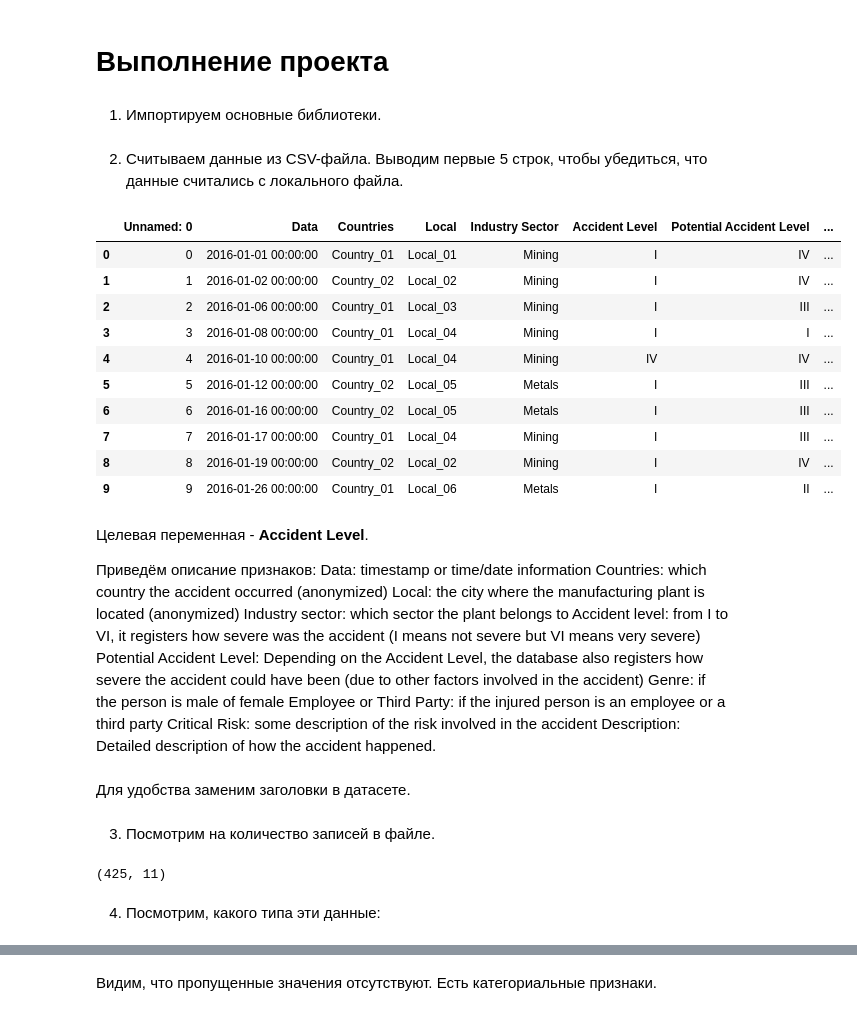
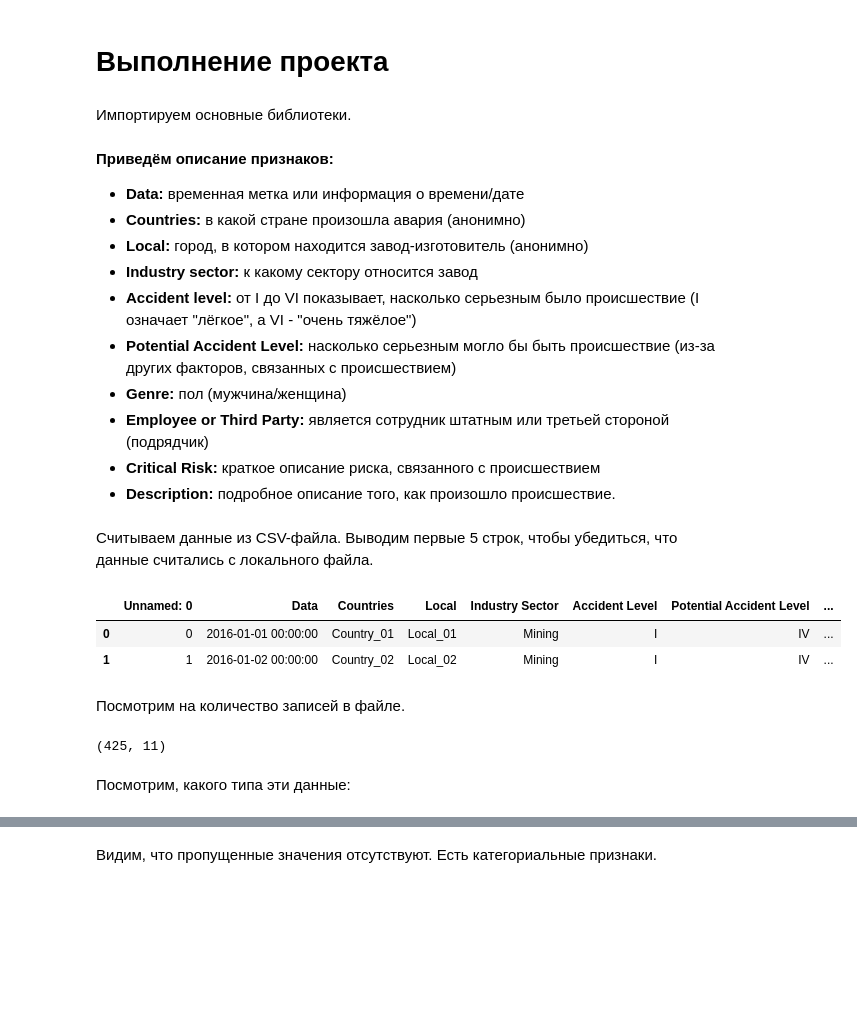
Before and after one commit to DementevAleksander/MachineLearning, a Jupyter notebook: graduation_project_pro/project_industrial_safety_and_health.ipynb, the cells around one changed output, grey strips where cells are left out. Drawn from its saved outputs; the diff is of its cells as text; code cells hidden in the pictures; blank space fills up the shorter version.

```diff
--- a/graduation_project_pro/project_industrial_safety_and_health.ipynb
+++ b/graduation_project_pro/project_industrial_safety_and_health.ipynb
@@ -12,5 +14,5 @@
 # %% [markdown]
 # Выполнение проекта
 # %% [markdown]
-1. Импортируем основные библиотеки.
+Импортируем основные библиотеки.
 # %%
@@ -31,45 +49,34 @@ from collections.abc import Mapping
+# %% [markdown]
+<b>Приведём описание признаков:</b>
+* <b>Data:</b> временная метка или информация о времени/дате
+* <b>Countries:</b> в какой стране произошла авария (анонимно)
+* <b>Local:</b> город, в котором находится завод-изготовитель (анонимно)
+* <b>Industry sector:</b> к какому сектору относится завод
+* <b>Accident level:</b> от I до VI показывает, насколько серьезным было происшествие (I означает "лёгкое", а VI - "очень тяжёлое")
+* <b>Potential Accident Level:</b> насколько серьезным могло бы быть происшествие (из-за других факторов, связанных с происшествием)
+* <b>Genre:</b> пол (мужчина/женщина)
+* <b>Employee or Third Party:</b> является сотрудник штатным или третьей стороной (подрядчик)
+* <b>Critical Risk:</b> краткое описание риска, связанного с происшествием
+* <b>Description:</b> подробное описание того, как произошло происшествие.
 # %% [markdown]
-2. Считываем данные из CSV-файла. Выводим первые 5 строк, чтобы убедиться, что данные считались с локального файла.
+Считываем данные из CSV-файла. Выводим первые 5 строк, чтобы убедиться, что данные считались с локального файла.
 # %%
 df = pd.read_csv('database_with_accidents_description.csv')
-pd.set_option('display.max_columns', None)
-df.head(10)
+pd.set_option('display.max_colwidth', None) # Настраиваем отображение, чтобы текст выводился полностью
+pd.set_option('display.max_columns', None) # Настраиваем отображение, чтобы отображалдись все колонки
+df.head(2)
 # %% [output]
 |  | Unnamed: 0 | Data | Countries | Local | Industry Sector | Accident Level | Potential Accident Level | ... |
 | 0 | 0 | 2016-01-01 00:00:00 | Country_01 | Local_01 | Mining | I | IV | ... |
 | 1 | 1 | 2016-01-02 00:00:00 | Country_02 | Local_02 | Mining | I | IV | ... |
-| 2 | 2 | 2016-01-06 00:00:00 | Country_01 | Local_03 | Mining | I | III | ... |
-| 3 | 3 | 2016-01-08 00:00:00 | Country_01 | Local_04 | Mining | I | I | ... |
-| 4 | 4 | 2016-01-10 00:00:00 | Country_01 | Local_04 | Mining | IV | IV | ... |
-| 5 | 5 | 2016-01-12 00:00:00 | Country_02 | Local_05 | Metals | I | III | ... |
-| 6 | 6 | 2016-01-16 00:00:00 | Country_02 | Local_05 | Metals | I | III | ... |
-| 7 | 7 | 2016-01-17 00:00:00 | Country_01 | Local_04 | Mining | I | III | ... |
-| 8 | 8 | 2016-01-19 00:00:00 | Country_02 | Local_02 | Mining | I | IV | ... |
-| 9 | 9 | 2016-01-26 00:00:00 | Country_01 | Local_06 | Metals | I | II | ... |
-# %% [markdown]
-Целевая переменная - <b>Accident Level</b>.
-
-Приведём описание признаков:
-Data: timestamp or time/date information
-Countries: which country the accident occurred (anonymized)
-Local: the city where the manufacturing plant is located (anonymized)
-Industry sector: which sector the plant belongs to
-Accident level: from I to VI, it registers how severe was the accident (I means not severe but VI means very severe)
-Potential Accident Level: Depending on the Accident Level, the database also registers how severe the accident could have been (due to other factors involved in the accident)
-Genre: if the person is male of female
-Employee or Third Party: if the injured person is an employee or a third party
-Critical Risk: some description of the risk involved in the accident
-Description: Detailed description of how the accident happened.
-# %% [markdown]
-Для удобства заменим заголовки в датасете.
 # %% [markdown]
-3. Посмотрим на количество записей в файле.
+Посмотрим на количество записей в файле.
 # %%
 df.shape
 # %% [output]
 (425, 11)
 # %% [markdown]
-4. Посмотрим, какого типа эти данные:
+Посмотрим, какого типа эти данные:
 # %%
 df.info()
 # %% [output]
```
Also changed, not shown: parts of 126 cells of this notebook, 7 other files.
